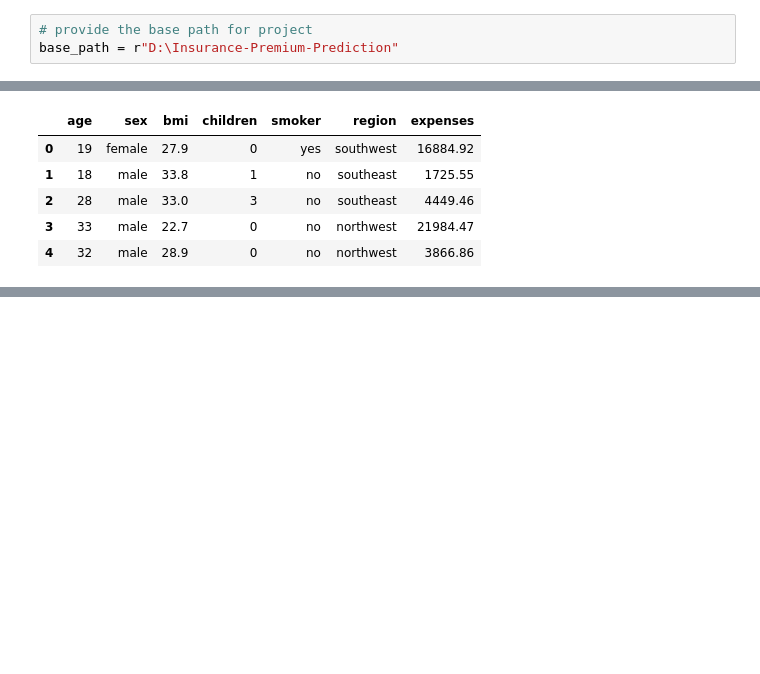
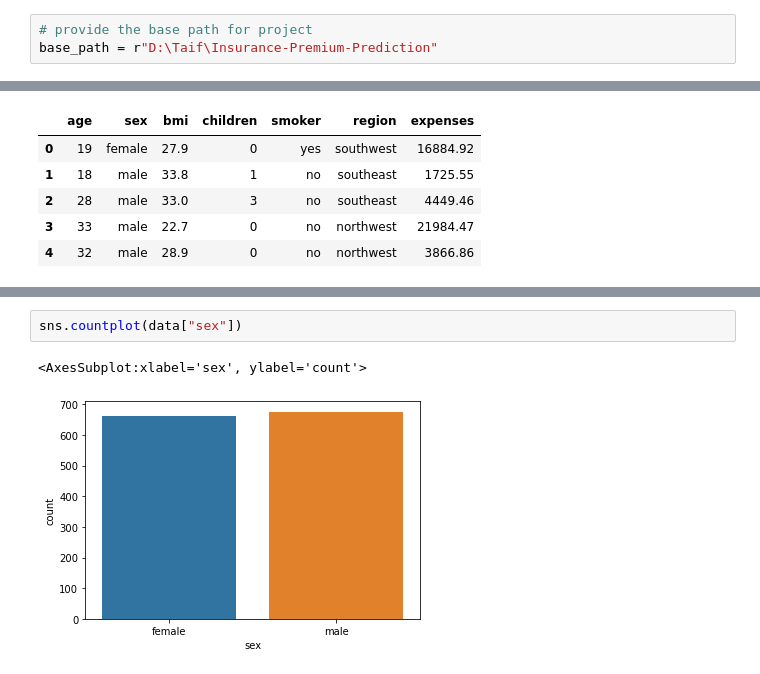
Before and after one commit to TaifQureshi/Insurance-Premium, a Jupyter notebook: notebook/data_processing.ipynb, the cells around one changed output, grey strips where cells are left out. Saved outputs shown, nothing was run; the diff lists cells and outputs as text; blank space fills up the shorter version.

Commit message:
data processing update

```diff
--- a/notebook/data_processing.ipynb
+++ b/notebook/data_processing.ipynb
@@ -4,6 +9,6 @@ import os
 # %%
 # provide the base path for project
-base_path = r"D:\Insurance-Premium-Prediction"
+base_path = r"D:\Taif\Insurance-Premium-Prediction"
 # %%
 # read data
 data = pd.read_csv(os.path.join(base_path, r"data/raw/insurance.csv"))
@@ -60,0 +69,5 @@ dtype: int64
+# %%
+sns.countplot(data["sex"])
+# %% [output]
+<AxesSubplot:xlabel='sex', ylabel='count'>
+[figure, added]
```
Also changed, not shown: parts of 20 cells of this notebook, 5 other files.
